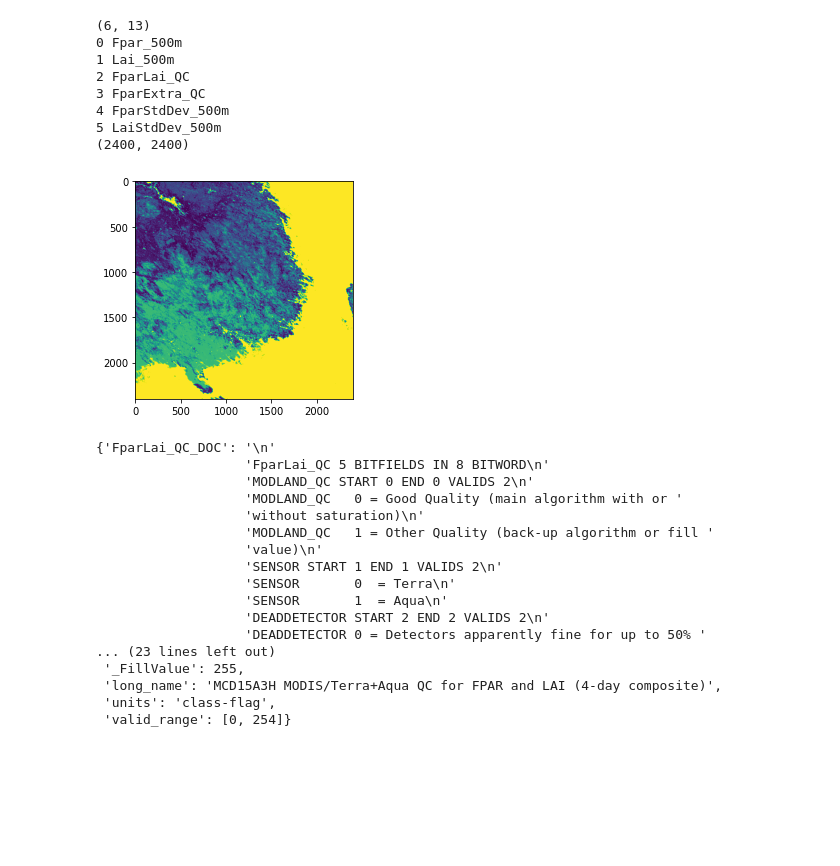
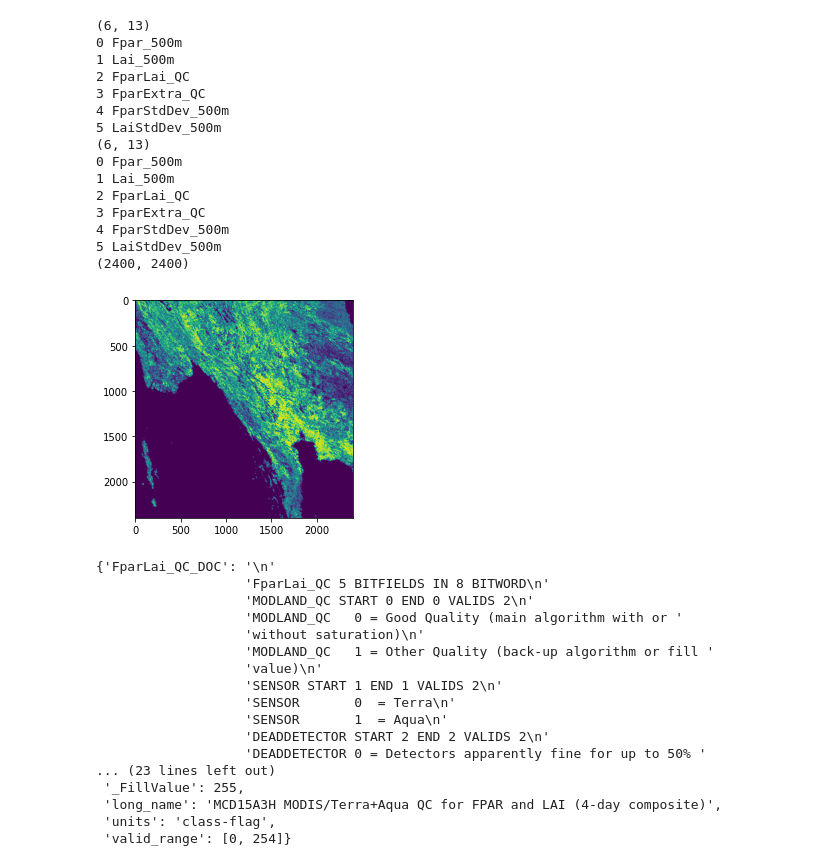
Before and after one commit to akiFQC/covid19-bayleaf, a Jupyter notebook: experiments/experiment_hdf4.ipynb, the cells around one changed output. Saved outputs shown, nothing was run; the diff lists cells and outputs as text; code cells hidden in the pictures; blank space fills up the shorter version.

```diff
--- a/experiments/experiment_hdf4.ipynb
+++ b/experiments/experiment_hdf4.ipynb
@@ -2,36 +2,61 @@
 from pprint import pprint
 
 import matplotlib.pyplot as plt
 import numpy as np
 from pyhdf.SD import SD, SDC  # HDF library module
 
 file = SD(
     # "../input_data/MCD15A3H.A2019209.h26v06.006.2019214040331.hdf",
-    "../input_data/MCD15A3H.A2019213.h28v06.006.2019218033849.hdf",
+    "../input_data/MCD15A3H.A2020033.h27v07.006.2020038232740.hdf",
     SDC.READ
 )  # SD=scientific data
 print(file.info())  # show details of the SD
 datasets_dic = file.datasets()
 
 for idx, sds in enumerate(datasets_dic.keys()):
     print(idx, sds)
 
 sds_obj = file.select("FparLai_QC")
-image = sds_obj.get()
+image_2020 = sds_obj.get()
+
+# --
+
+file = SD(
+    # "../input_data/MCD15A3H.A2019209.h26v06.006.2019214040331.hdf",
+    "../input_data/MCD15A3H.A2019273.h27v07.006.2019282172300.hdf",
+    SDC.READ
+)  # SD=scientific data
+print(file.info())  # show details of the SD
+datasets_dic = file.datasets()
+
+for idx, sds in enumerate(datasets_dic.keys()):
+    print(idx, sds)
+
+sds_obj = file.select("FparLai_QC")
+image_2019 = sds_obj.get()
+
+image = image_2020 - image_2019
 print(image.shape)
 plt.imshow(image)
 plt.show()
 pprint(sds_obj.attributes())
 # %% [output]
+(6, 13)
+0 Fpar_500m
+1 Lai_500m
+2 FparLai_QC
+3 FparExtra_QC
+4 FparStdDev_500m
+5 LaiStdDev_500m
 (6, 13)
 0 Fpar_500m
 1 Lai_500m
 2 FparLai_QC
 3 FparExtra_QC
 4 FparStdDev_500m
 5 LaiStdDev_500m
 (2400, 2400)
-[figure, old version]
+[figure, new version]
 {'FparLai_QC_DOC': '\n'
                    'FparLai_QC 5 BITFIELDS IN 8 BITWORD\n'
                    'MODLAND_QC START 0 END 0 VALIDS 2\n'
```
Also changed, not shown: 3 other files.
